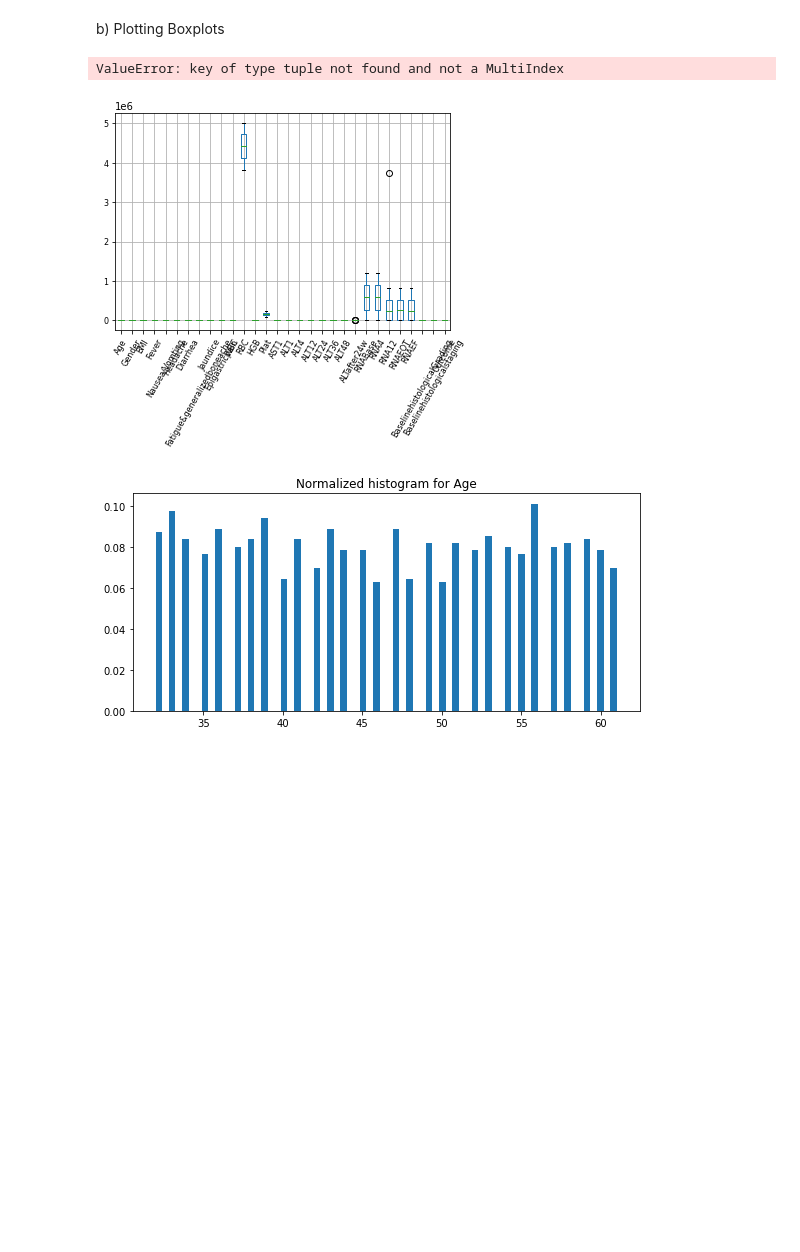
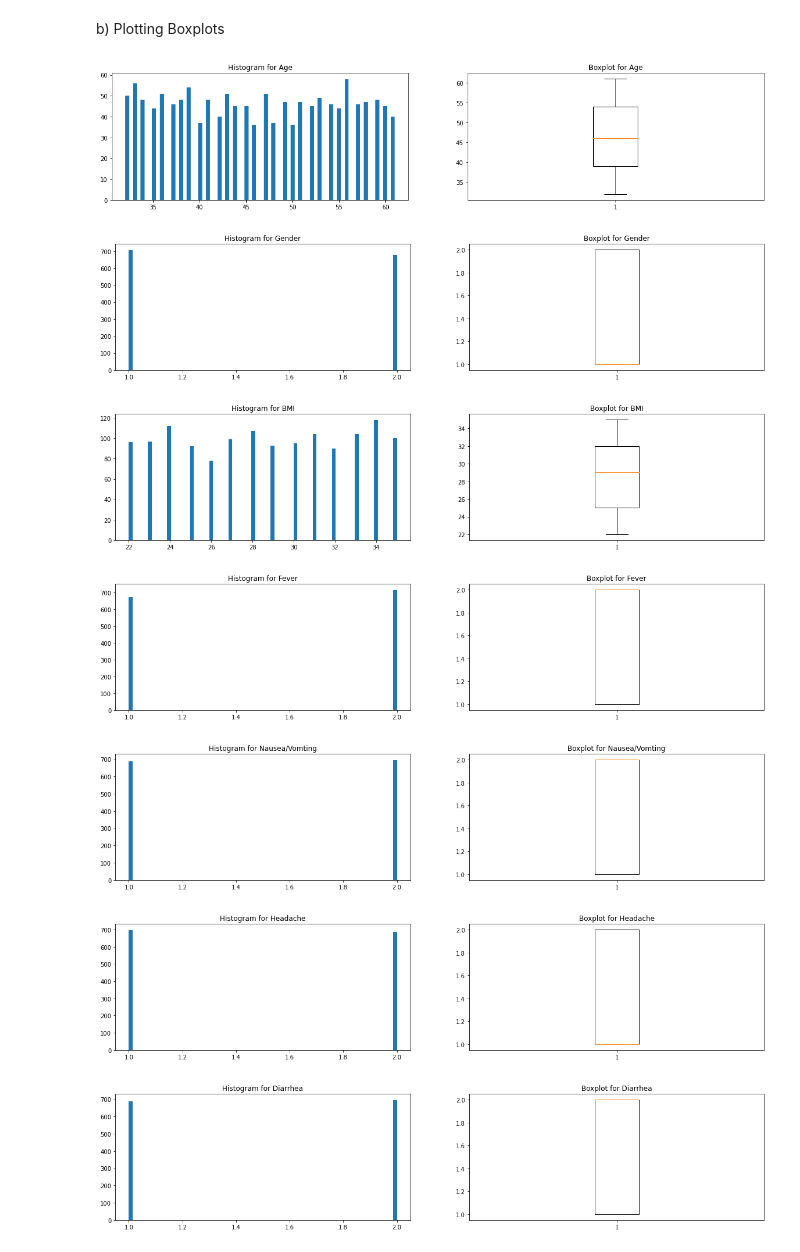
Before and after one commit to paolaparadas29/ProjectAI, a Jupyter notebook: Project_Lab1_final.ipynb, the cells around one changed output. Cells and saved outputs as stored; diff of their text form; code cells hidden in the pictures; blank space fills up the shorter version.

Commit message:
Corrected visualizations

```diff
--- a/Project_Lab1_final.ipynb
+++ b/Project_Lab1_final.ipynb
@@ -287,26 +286,40 @@ def print_boxplots_hist(headers, data):
     #mu = np.mean(x)
     #sigma = np.std(x, ddof = 1) # unbiased std
 
+
     for header in headers:
 
         x = data[header]
-        plt.figure(figsize = (20,4))
 
-        ax1 = plt.subplot(1,2,1)
-        ax1.hist(x, bins=70, density = True)
-        ax1.set_title('Normalized histogram for ' + header)
+        # Try to avoid categorical variables to enter into the boxplot code.
+        init_value = x[0]
 
-        if x[1,:].isNumeric():
+        try:
+            trial = float(init_value)
+            plt.figure(figsize = (20,4))
+            ax1 = plt.subplot(1,2,1)
+            ax1.hist(x, bins=70)
+            ax1.set_title('Histogram for ' + header)
 
             ax2 = plt.subplot(1,2,2)
             ax2.boxplot(x)
             ax2.set_title('Boxplot for '+ header)
-
-        plt.show()
+            plt.show()
+        except:
+            ax1 = plt.subplot(1,1,1)
+            ax1.hist(x, bins=70)
+            ax1.set_title('Histogram for ' + header)
+            sns.catplot(x='Histologicalstaging', y="BaselinehistologicalGrading", kind="box", data=data, hue = 'Outcome')
+            #set_title('Boxplot for '+ header)
+            plt.show()
 # %%
-boxplot = data.boxplot(grid=True, rot=60, fontsize=8)
+#boxplot = data.boxplot(grid=True, rot=60, fontsize=8)
 print_boxplots_hist(headers, data)
 # %% [output]
-ValueError: key of type tuple not found and not a MultiIndex
-[figure, old version]
+[figure, new version]
-[figure, old version]
+[figure, new version]
+[figure, added]
+[figure, added]
+[figure, added]
+[figure, added]
+[figure, added]
```
Also changed, not shown: parts of 5 cells of this notebook.
